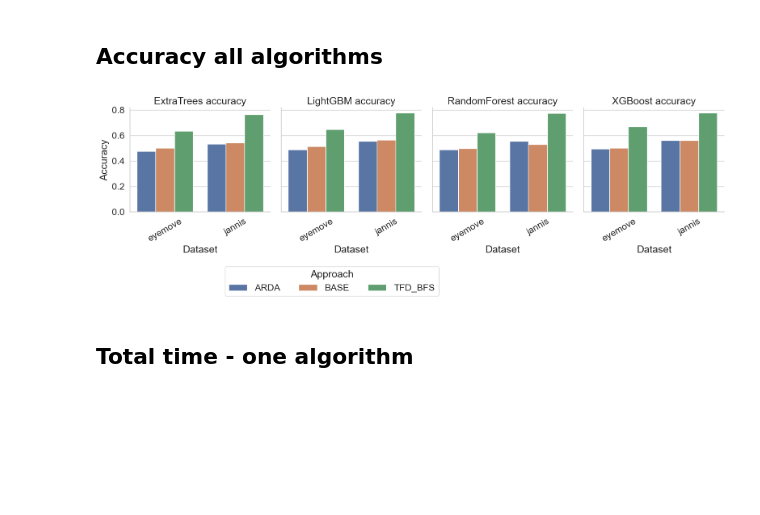
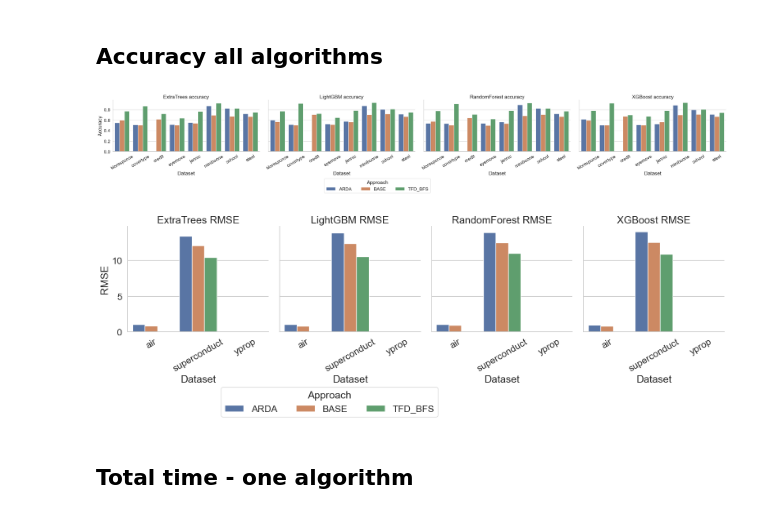
Before and after one commit to delftdata/autofeat, a Jupyter notebook: Visualisations-May.ipynb, the cells around one changed output. Cells and saved outputs as stored; diff of their text form; code cells hidden in the pictures; blank space fills up the shorter version.

Commit message:
Update in ingest-all and visualisations

```diff
--- a/Visualisations-May.ipynb
+++ b/Visualisations-May.ipynb
@@ -20,11 +20,11 @@ import ast
 folder_name = os.path.abspath(os.path.abspath(''))
 
 dataset_path = "results/"
-result_file = "all_results_autogluon.csv"
+result_file = "final_results.csv"
 
 
 filepath = os.path.join(folder_name, f"{dataset_path}/{result_file}")
-dataframe = pd.read_csv(filepath, header=0, sep=";", engine="python", decimal=",")
+dataframe = pd.read_csv(filepath, header=0)
 dataframe
 # %% [output]
 |  | algorithm | data_path | approach | data_label | join_time | total_time | feature_selection_time | depth | ... |
@@ -368,25 +376,51 @@ display(accuracy)
 # %%
 sns.set(font_scale=1.5, style="whitegrid")
 # plt.subplots(figsize=(20, 4))
 
+aux = accuracy[~accuracy['data_label'].isin(['air', 'superconduct', 'yprop'])]
+
 g = sns.catplot(x="data_label", y="accuracy", hue="approach", col="algorithm",
-                data=accuracy_data, kind="bar", height=4, aspect=1)
+                data=aux, kind="bar", height=4, aspect=2)
 
 g.set_titles("{col_name} accuracy")
 g.set_xlabels('Dataset')
 g.set_ylabels('Accuracy')
 
 loc, labels = plt.xticks()
 hh, ll = plt.gca().get_legend_handles_labels()
 
 g.set_xticklabels(labels, rotation=30)
 g._legend.remove()
 
 plt.legend(hh, ll, bbox_to_anchor=(-1, -0.85), loc=4, ncol=3, title="Approach")
 #
-g.savefig('plots/2024/accuracy_new_autogluon.png', dpi=300, bbox_inches="tight")
+g.savefig('plots/2024/accuracy_final.png', dpi=300, bbox_inches="tight")
 # %% [output]
-[figure, old version]
+[figure, new version]
+# %%
+sns.set(font_scale=1.5, style="whitegrid")
+# plt.subplots(figsize=(20, 4))
+
+aux = accuracy[accuracy['data_label'].isin(['air', 'superconduct', 'yprop'])]
+
+g = sns.catplot(x="data_label", y="accuracy", hue="approach", col="algorithm",
+                data=aux, kind="bar", height=4, aspect=1)
+
+g.set_titles("{col_name} RMSE")
+g.set_xlabels('Dataset')
+g.set_ylabels('RMSE')
+
+loc, labels = plt.xticks()
+hh, ll = plt.gca().get_legend_handles_labels()
+
+g.set_xticklabels(labels, rotation=30)
+g._legend.remove()
+
+plt.legend(hh, ll, bbox_to_anchor=(-1, -0.85), loc=4, ncol=3, title="Approach")
+#
+g.savefig('plots/2024/accuracy_final_reg.png', dpi=300, bbox_inches="tight")
+# %% [output]
+[figure, added]
 # %% [markdown]
 ## Total time - one algorithm
 # %%
```
Also changed, not shown: parts of 9 cells of this notebook, 1 other file.
